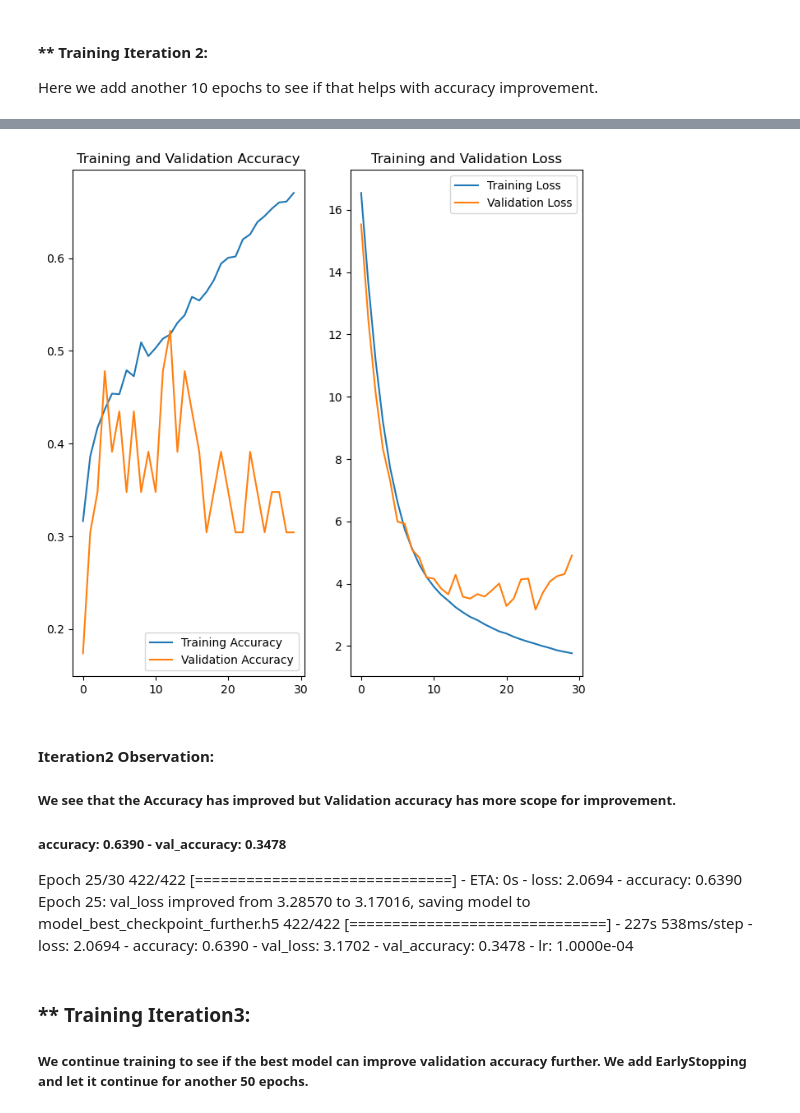
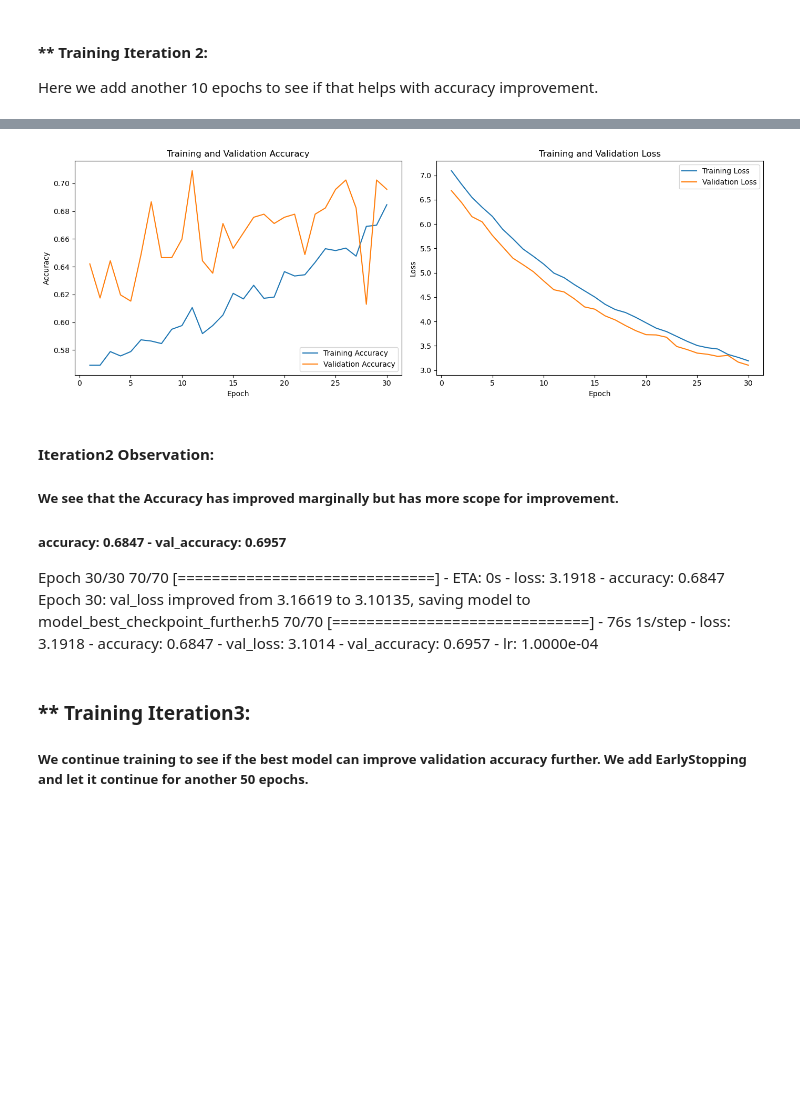
Before and after one commit to tramgo/MelanomaAnalysisWithCNN, a Jupyter notebook: Ramagovindaraja_Thiruvadi_nn.ipynb, the cells around one changed output, grey strips where cells are left out. Drawn from its saved outputs; the diff is of its cells as text; code cells hidden in the pictures; blank space fills up the shorter version.

```diff
--- a/Ramagovindaraja_Thiruvadi_nn.ipynb
+++ b/Ramagovindaraja_Thiruvadi_nn.ipynb
@@ -200,7 +122,7 @@ Let's load these images off disk using the helpful image_dataset_from_directory
 
 Define some parameters for the loader:
 # %%
-batch_size = 16
+batch_size = 32
 img_height = 180
 img_width = 180
 # %% [markdown]
@@ -531,9 +448,3 @@ for output_dir in output_dirs:
         shutil.move(str(img_path), str(new_path))
     # Optionally, remove the now-empty output directory
     output_dir.rmdir()
-# %%
-train_ds = tf.keras.preprocessing.image_dataset_from_directory(
-    data_dir_train,
-    image_size=(180, 180),
-    batch_size=batch_size
-)
@@ -678,13 +596,3 @@ Total params: 16387273 (62.51 MB)
 Trainable params: 16384777 (62.50 MB)
 Non-trainable params: 2496 (9.75 KB)
 _________________________________________________________________
-# %%
-%%time
-
-# Train the model
-history = model.fit(
-    train_ds,
-    validation_data=val_ds,
-    epochs=20,  # Adjust epochs based on early stopping
-    callbacks=[early_stopping, model_checkpoint]
-)
@@ -800,43 +739,51 @@ Epoch 30: ReduceLROnPlateau reducing learning rate to 1.9999999494757503e-05.
 # %%
-# Concatenate the history of the initial training and the continued training
+import matplotlib.pyplot as plt
+
+# Concatenate the history from initial and continued training
 acc = history.history['accuracy'] + history_continued.history['accuracy']
 val_acc = history.history['val_accuracy'] + history_continued.history['val_accuracy']
 loss = history.history['loss'] + history_continued.history['loss']
 val_loss = history.history['val_loss'] + history_continued.history['val_loss']
 
-# Adjust epochs_range based on the total number of epochs trained
-epochs_range = range(len(acc))
+# Determine the total range of epochs trained
+epochs_range = range(1, len(acc) + 1)  # Starting from 1 for readability
 
-import matplotlib.pyplot as plt
+# Setup the plotting
+plt.figure(figsize=(14, 5))
 
-# Plotting training and validation accuracy
-plt.figure(figsize=(8, 8))
+# Plot training and validation accuracy
 plt.subplot(1, 2, 1)
 plt.plot(epochs_range, acc, label='Training Accuracy')
 plt.plot(epochs_range, val_acc, label='Validation Accuracy')
+plt.title('Training and Validation Accuracy')
+plt.xlabel('Epoch')
+plt.ylabel('Accuracy')
 plt.legend(loc='lower right')
-plt.title('Training and Validation Accuracy')
 
-# Plotting training and validation loss
+# Plot training and validation loss
 plt.subplot(1, 2, 2)
 plt.plot(epochs_range, loss, label='Training Loss')
 plt.plot(epochs_range, val_loss, label='Validation Loss')
+plt.title('Training and Validation Loss')
+plt.xlabel('Epoch')
+plt.ylabel('Loss')
 plt.legend(loc='upper right')
-plt.title('Training and Validation Loss')
+
+plt.tight_layout()
 plt.show()
 # %% [output]
-[figure, old version]
+[figure, new version]
 # %% [markdown]
 #### Iteration2 Observation:
 
-##### We see that the Accuracy has improved but Validation accuracy has more scope for improvement.
+##### We see that the Accuracy has improved marginally but has more scope for improvement.
 
-##### accuracy: 0.6390 - val_accuracy: 0.3478
+##### accuracy: 0.6847 - val_accuracy: 0.6957
 
-Epoch 25/30
-422/422 [==============================] - ETA: 0s - loss: 2.0694 - accuracy: 0.6390
-Epoch 25: val_loss improved from 3.28570 to 3.17016, saving model to model_best_checkpoint_further.h5
-422/422 [==============================] - 227s 538ms/step - loss: 2.0694 - accuracy: 0.6390 - val_loss: 3.1702 - val_accuracy: 0.3478 - lr: 1.0000e-04
+Epoch 30/30
+70/70 [==============================] - ETA: 0s - loss: 3.1918 - accuracy: 0.6847
+Epoch 30: val_loss improved from 3.16619 to 3.10135, saving model to model_best_checkpoint_further.h5
+70/70 [==============================] - 76s 1s/step - loss: 3.1918 - accuracy: 0.6847 - val_loss: 3.1014 - val_accuracy: 0.6957 - lr: 1.0000e-04
 # %% [markdown]
 ### ** Training Iteration3:
 
```
Also changed, not shown: parts of 24 cells of this notebook.
